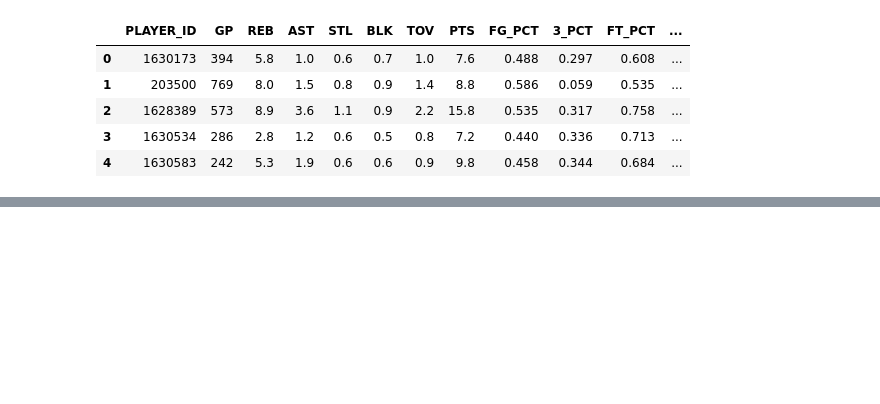
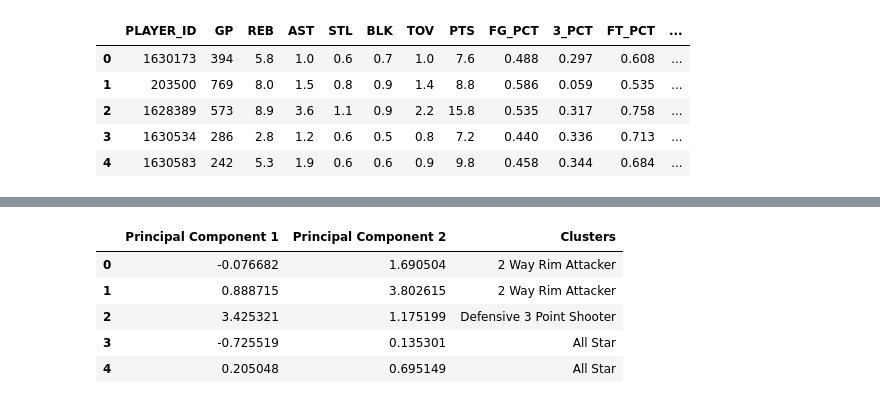
Before and after one commit to kyletp09/NBA_Player_Similarities, a Jupyter notebook: Jupyter_Notebooks/feature_selection.ipynb, the cells around one changed output, grey strips where cells are left out. Saved outputs shown, nothing was run; the diff lists cells and outputs as text; code cells hidden in the pictures; blank space fills up the shorter version.

```diff
--- a/Jupyter_Notebooks/feature_selection.ipynb
+++ b/Jupyter_Notebooks/feature_selection.ipynb
@@ -132,0 +141,10 @@ plt.show()
+# %%
+principal_df['Clusters'] = clustered_df['Clusters']
+KNN = KNeighborsClassifier(3)
+# %% [output]
+|  | Principal Component 1 | Principal Component 2 | Clusters |
+| 0 | -0.076682 | 1.690504 | 2 Way Rim Attacker |
+| 1 | 0.888715 | 3.802615 | 2 Way Rim Attacker |
+| 2 | 3.425321 | 1.175199 | Defensive 3 Point Shooter |
+| 3 | -0.725519 | 0.135301 | All Star |
+| 4 | 0.205048 | 0.695149 | All Star |
```
Also changed, not shown: parts of 5 cells of this notebook, 3 other files.
